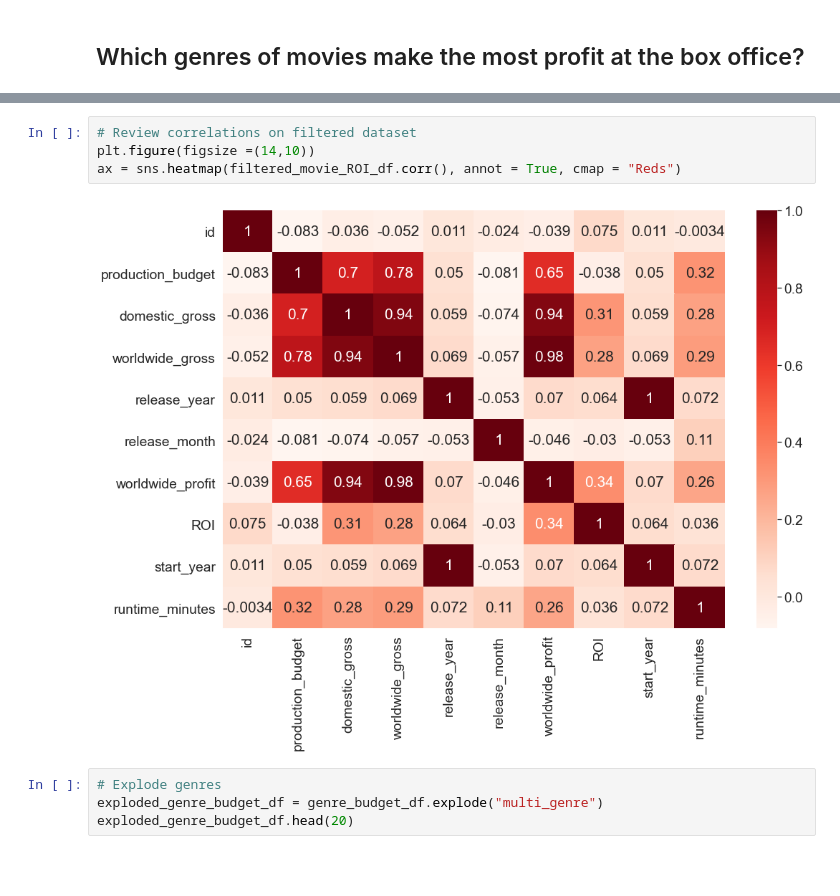
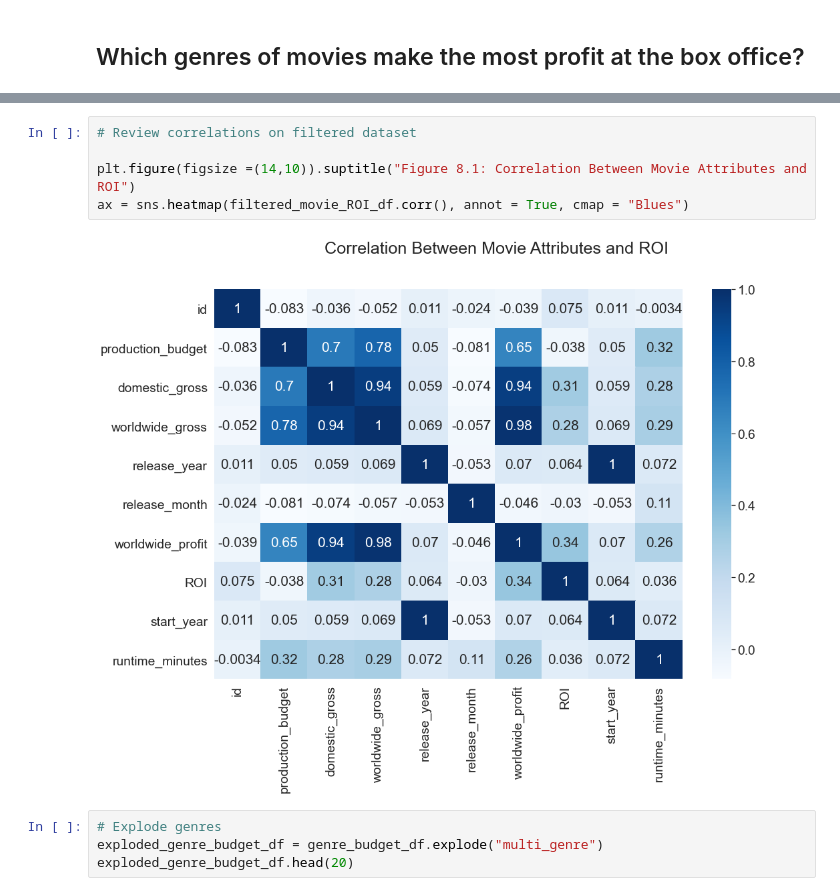
Before and after one commit to dataeducator/dsc-phase-1-project-v2-4, a Jupyter notebook: student.ipynb, the cells around one changed output, grey strips where cells are left out. Saved outputs shown, nothing was run; the diff lists cells and outputs as text; blank space fills up the shorter version.

```diff
--- a/student.ipynb
+++ b/student.ipynb
@@ -912,10 +919,11 @@ genre_budget_df.head(20)
 | 19 | [Action, Adventure, Drama] | The Book of Eli | 80000000 | 78750817 | 98.44 | 1 |
 # %%
 # Review correlations on filtered dataset
-plt.figure(figsize =(14,10))
-ax = sns.heatmap(filtered_movie_ROI_df.corr(), annot = True, cmap = "Reds")
+
+plt.figure(figsize =(14,10)).suptitle("Figure 8.1: Correlation Between Movie Attributes and ROI")
+ax = sns.heatmap(filtered_movie_ROI_df.corr(), annot = True, cmap = "Blues")
 # %% [output]
-[figure, old version]
+[figure, new version]
 # %%
 # Explode genres
 exploded_genre_budget_df = genre_budget_df.explode("multi_genre")
```
Also changed, not shown: parts of 13 cells of this notebook.
